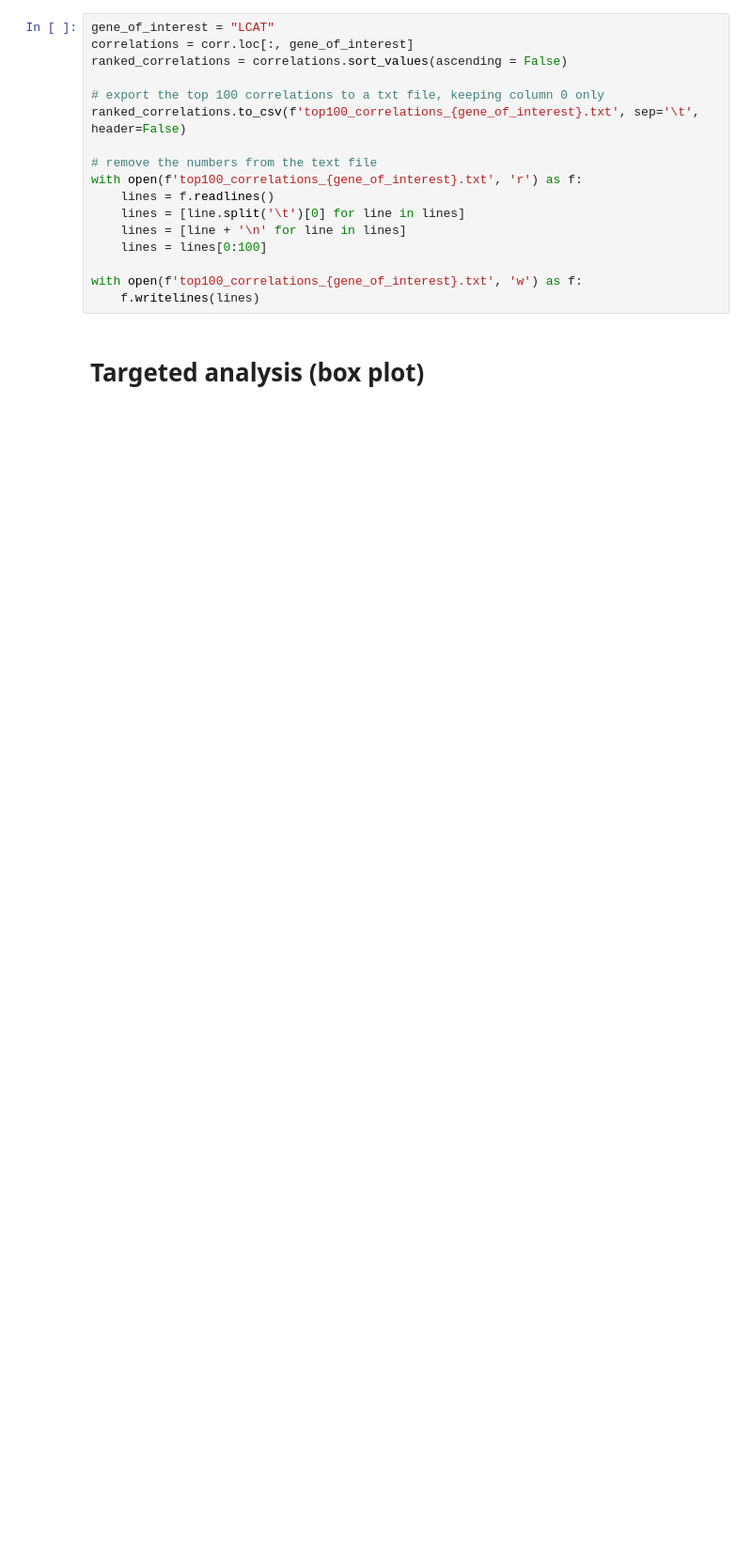
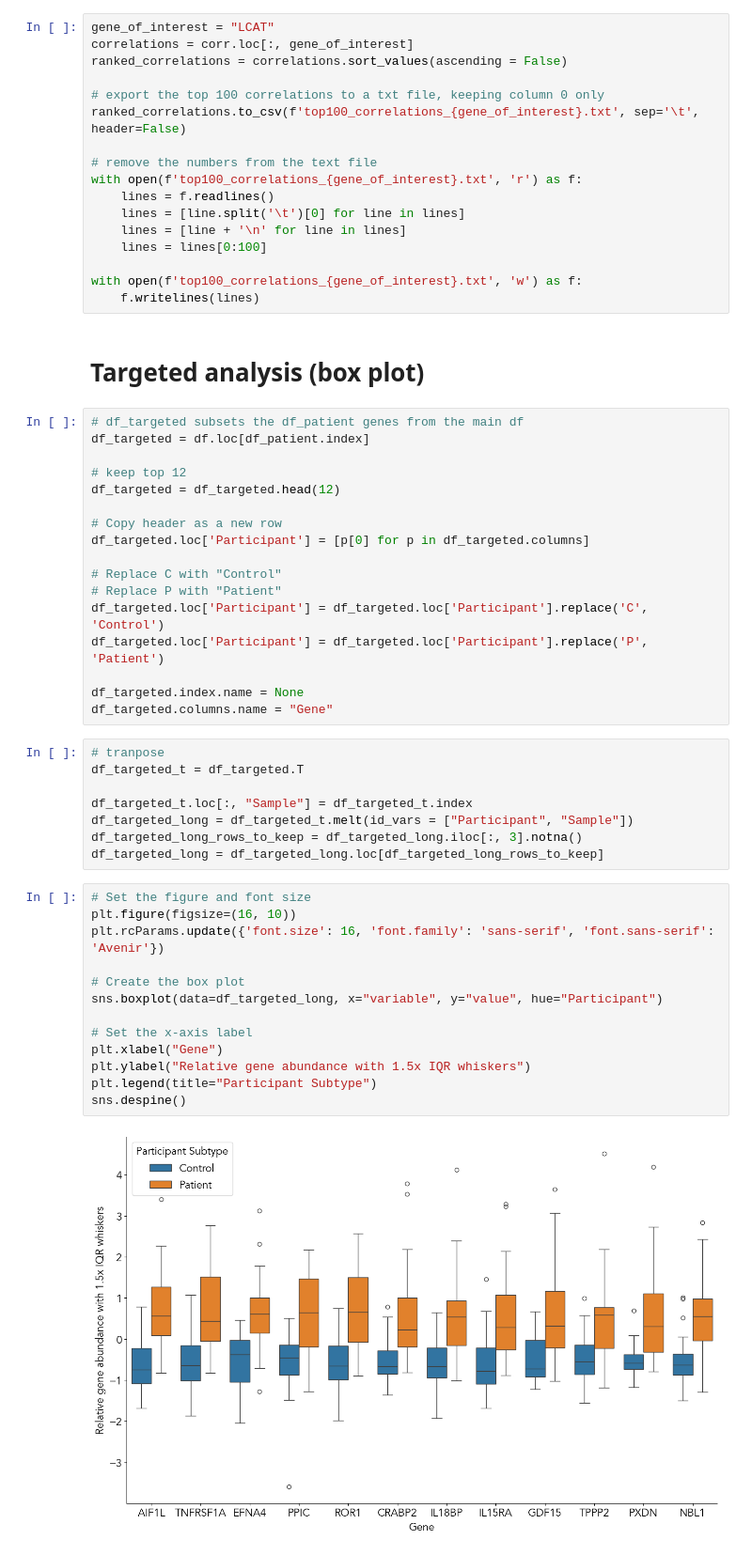
Before and after one commit to briantruan/ns4300-mecfs, a Jupyter notebook: final_project.ipynb, the cells around one changed output. Shown at 94% size. Drawn from its saved outputs; the diff is of its cells as text; blank space fills up the shorter version.

```diff
--- a/final_project.ipynb
+++ b/final_project.ipynb
@@ -280,3 +311,43 @@ with open(f'top100_correlations_{gene_of_interest}.txt', 'w') as f:
     f.writelines(lines)
 # %% [markdown]
 # Targeted analysis (box plot)
+# %%
+# df_targeted subsets the df_patient genes from the main df
+df_targeted = df.loc[df_patient.index]
+
+# keep top 12
+df_targeted = df_targeted.head(12)
+
+# Copy header as a new row
+df_targeted.loc['Participant'] = [p[0] for p in df_targeted.columns]
+
+# Replace C with "Control"
+# Replace P with "Patient"
+df_targeted.loc['Participant'] = df_targeted.loc['Participant'].replace('C', 'Control')
+df_targeted.loc['Participant'] = df_targeted.loc['Participant'].replace('P', 'Patient')
+
+df_targeted.index.name = None
+df_targeted.columns.name = "Gene"
+# %%
+# tranpose
+df_targeted_t = df_targeted.T
+
+df_targeted_t.loc[:, "Sample"] = df_targeted_t.index
+df_targeted_long = df_targeted_t.melt(id_vars = ["Participant", "Sample"])
+df_targeted_long_rows_to_keep = df_targeted_long.iloc[:, 3].notna()
+df_targeted_long = df_targeted_long.loc[df_targeted_long_rows_to_keep]
+# %%
+# Set the figure and font size
+plt.figure(figsize=(16, 10))
+plt.rcParams.update({'font.size': 16, 'font.family': 'sans-serif', 'font.sans-serif': 'Avenir'})
+
+# Create the box plot
+sns.boxplot(data=df_targeted_long, x="variable", y="value", hue="Participant")
+
+# Set the x-axis label
+plt.xlabel("Gene")
+plt.ylabel("Relative gene abundance with 1.5x IQR whiskers")
+plt.legend(title="Participant Subtype")
+sns.despine()
+# %% [output]
+[figure, added]
```
Also changed, not shown: parts of 10 cells of this notebook.
